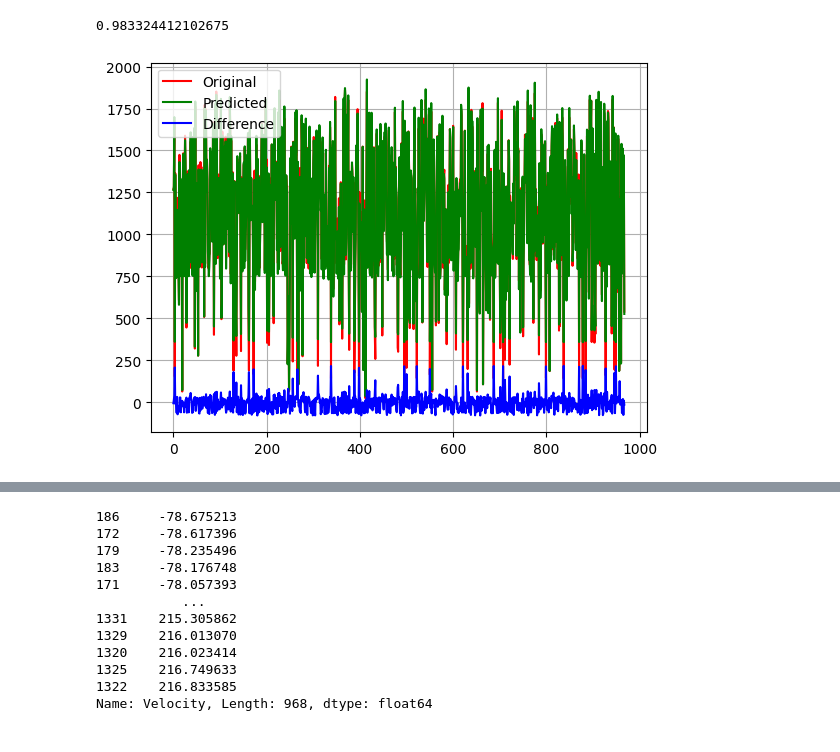
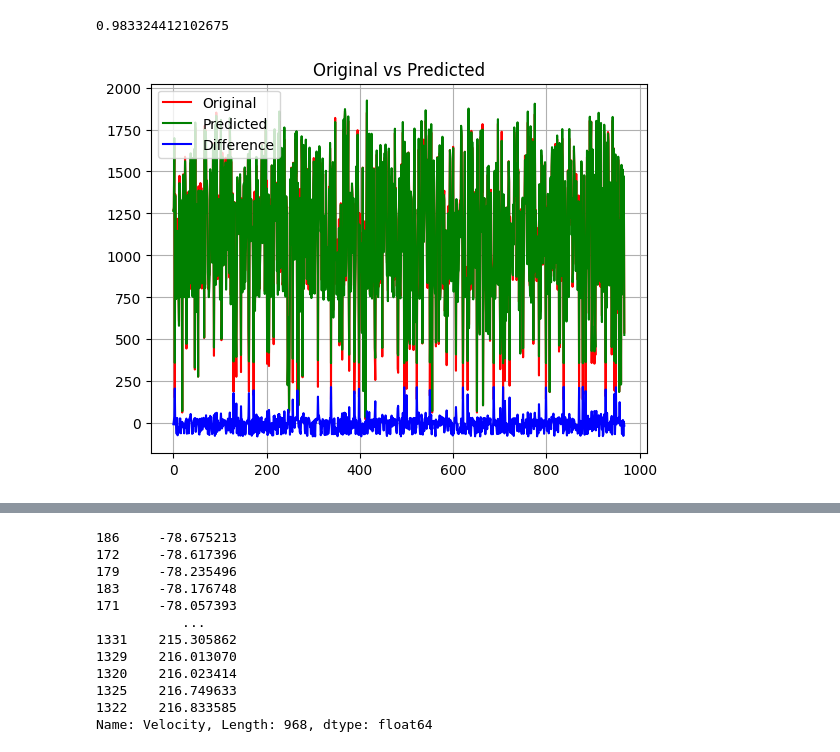
Before and after one commit to Skizzy-create/Velocity-Prediction-for-S2-33, a Jupyter notebook: VelocityModel1.ipynb, the cells around one changed output, grey strips where cells are left out. Cells and saved outputs as stored; diff of their text form; code cells hidden in the pictures.

```diff
--- a/VelocityModel1.ipynb
+++ b/VelocityModel1.ipynb
@@ -209,11 +211,12 @@ model.score(xTest,yTest)
 # %%
 time = np.arange(0,968,1)
 diff = predict - yTest
 plt.plot(time, yTest, c='r', label = "Original")
 plt.plot(time, predict, c = 'g', label = "Predicted")
 plt.plot(time, diff, c = 'b', label = "Difference")
+plt.title("Original vs Predicted")
 plt.legend()
 plt.grid(True)
 plt.show()
 # %% [output]
-[figure, old version]
+[figure, new version]
```
Also changed, not shown: parts of 11 cells of this notebook.
